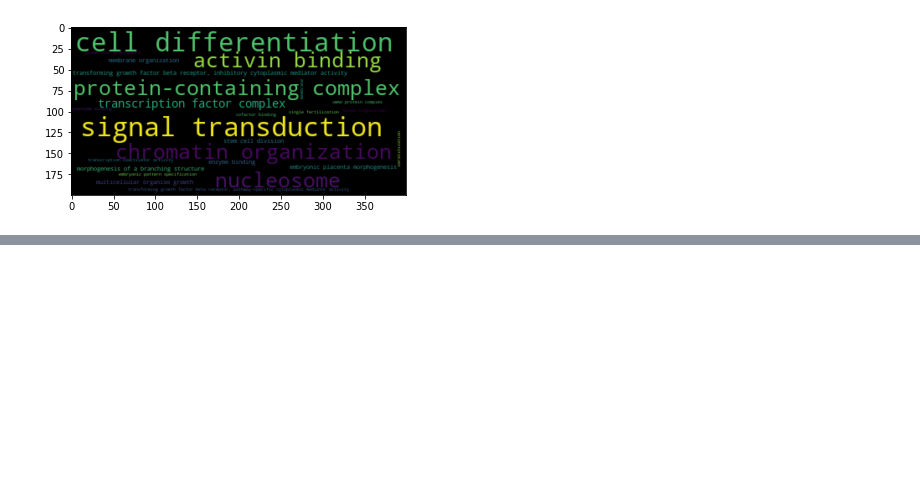
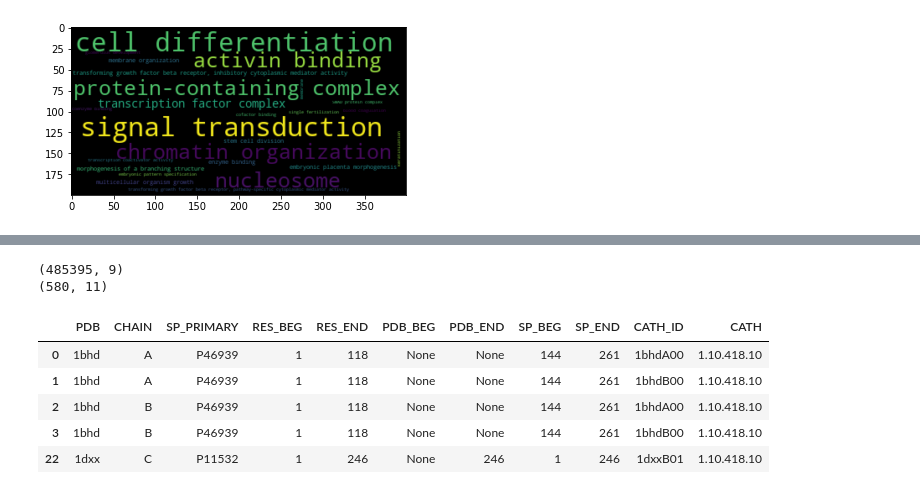
Before and after one commit to damiclem/proteincake, a Jupyter notebook: Helping function (temp).ipynb, the cells around one changed output, grey strips where cells are left out. Cells and saved outputs as stored; diff of their text form; code cells hidden in the pictures; blank space fills up the shorter version.

```diff
--- a/Helping function (temp).ipynb
+++ b/Helping function (temp).ipynb
@@ -827,0 +814,9 @@ ds_gene_ontology
+# %%
+original = pd.read_csv(ORIGINAL, sep='\t', dtype=str)
+human = pd.read_csv(HUMAN, sep='\t', dtype=str)
+### PDB TO CATH
+pdb_cath = pd.read_csv(PDB2CATH, sep ='\t', header=1, dtype=str)
+print(pdb_cath.shape)
+pdb_cath = pdb_cath[pdb_cath.SP_PRIMARY.isin(original.entry_ac)]
+print(pdb_cath.shape)
+pdb_cath.sort_values(by='PDB').head()
@@ -827,0 +832,43 @@ ds_gene_ontology
+# %%
+import requests
+import json
+import time
+from tqdm import tqdm
+
+url = 'http://www.cathdb.info/version/v4_1_0/api/rest/domain_summary'
+cath_superfamily = []
+cath_ids = pdb_cath.CATH_ID.tolist()
+batch_size = 50
+delay = 3
+
+for i in range(0, len(cath_ids), batch_size):
+    # Define batch ids
+    batch_ids = cath_ids[i:min(len(cath_ids), i + batch_size)]
+    for cath_id in tqdm(batch_ids):
+        res = requests.get('/'.join([url, cath_id]), headers={'Accept': 'application/json'})
+        if res.status_code == 400:
+            cath_superfamily.append(None)
+            continue
+        res_dict = res.json()
+        cath_superfamily.append(res_dict['data']['superfamily_id'])
+    time.sleep(delay)
+# %%
+### ADD RESULTS ON PDB_CATH
+pdb_cath['CATH'] = cath_superfamily
+
+### PDB TO UNIPROT
+pdb_uniprot = pd.read_csv(PDB2UNI, sep ='\t', header=1, dtype=str)
+print(pdb_uniprot.shape)
+pdb_uniprot = pdb_uniprot[pdb_uniprot.SP_PRIMARY.isin(original.entry_ac)]
+pdb_uniprot = pdb_uniprot.merge(pdb_cath[['PDB', 'CATH_ID', 'CATH']], how='left', on='PDB')
+print(pdb_uniprot.shape)
+pdb_uniprot.sort_values(by='PDB').head()
+# %% [output]
+(485395, 9)
+(580, 11)
+|  | PDB | CHAIN | SP_PRIMARY | RES_BEG | RES_END | PDB_BEG | PDB_END | SP_BEG | SP_END | CATH_ID | CATH |
+| 0 | 1bhd | A | P46939 | 1 | 118 | None | None | 144 | 261 | 1bhdA00 | 1.10.418.10 |
+| 1 | 1bhd | A | P46939 | 1 | 118 | None | None | 144 | 261 | 1bhdB00 | 1.10.418.10 |
+| 2 | 1bhd | B | P46939 | 1 | 118 | None | None | 144 | 261 | 1bhdA00 | 1.10.418.10 |
+| 3 | 1bhd | B | P46939 | 1 | 118 | None | None | 144 | 261 | 1bhdB00 | 1.10.418.10 |
+| 22 | 1dxx | C | P11532 | 1 | 246 | None | 246 | 1 | 246 | 1dxxB01 | 1.10.418.10 |
```
Also changed, not shown: parts of 6 cells of this notebook, 2 other files.
